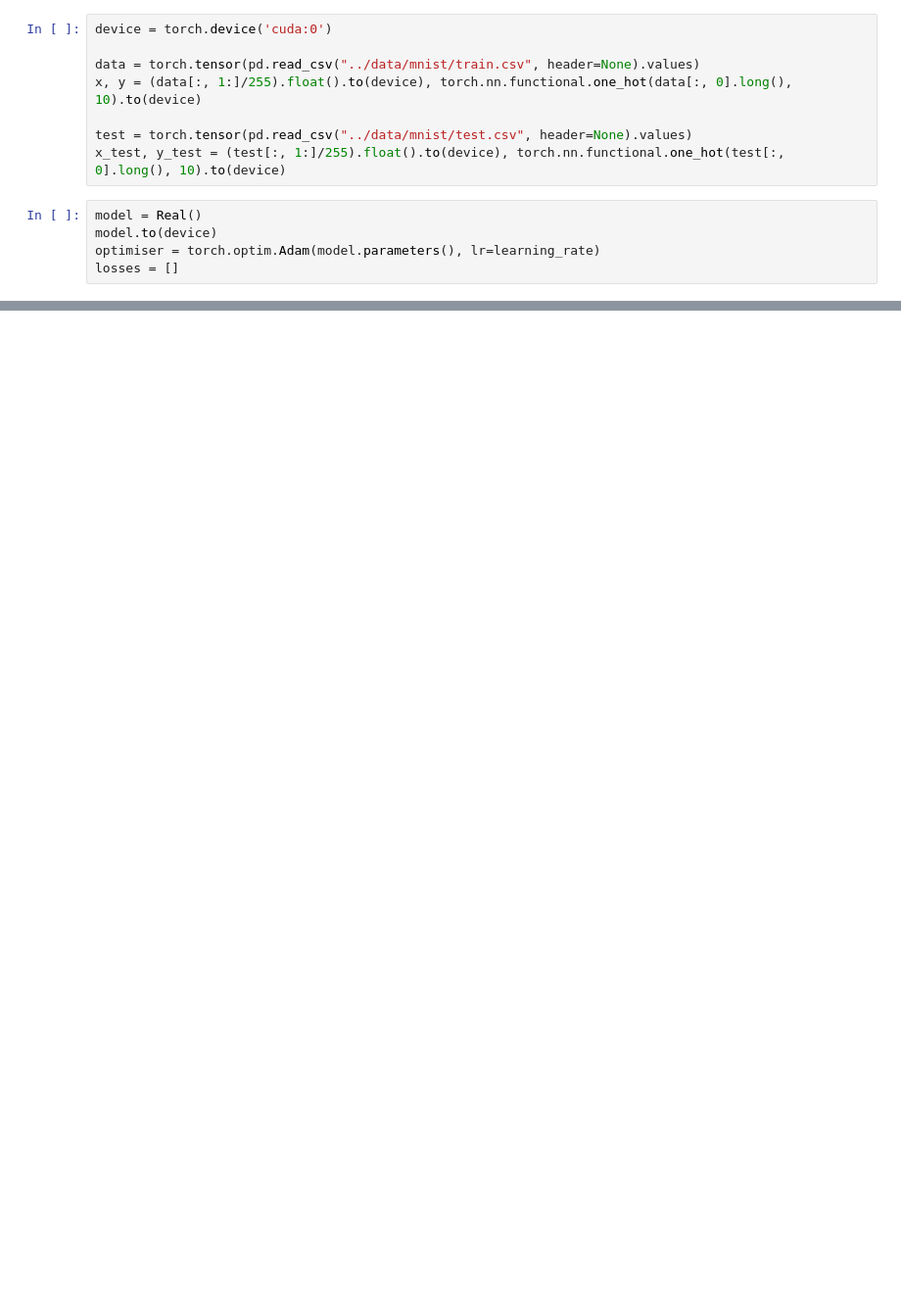
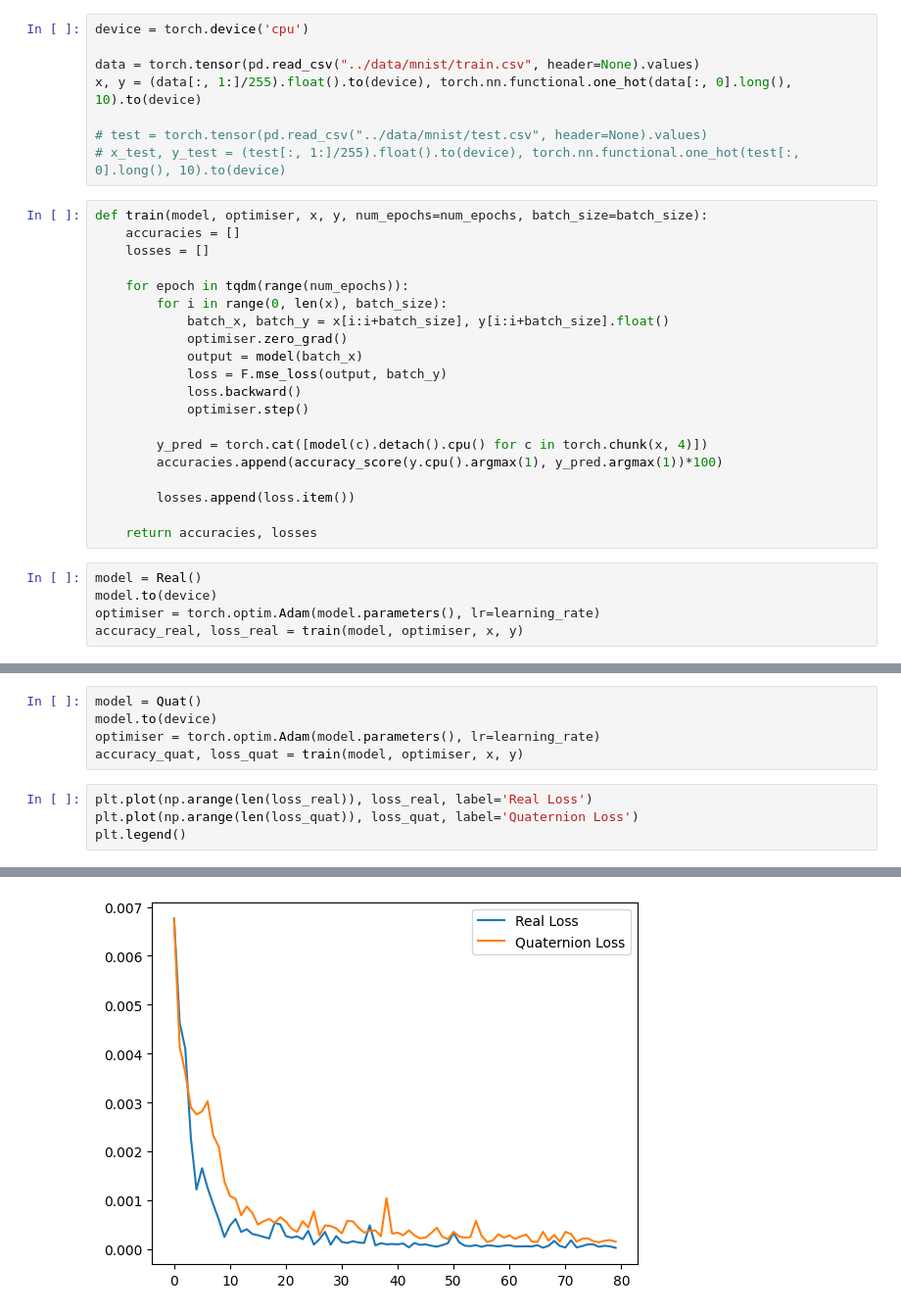
Before and after one commit to smlab-niser/quatLT23, a Jupyter notebook: baselines/lenet_mnist.ipynb, the cells around one changed output, grey strips where cells are left out. Shown: that part at 98% size. Drawn from its saved outputs; the diff is of its cells as text; blank space fills up the shorter version.

```diff
--- a/baselines/lenet_mnist.ipynb
+++ b/baselines/lenet_mnist.ipynb
@@ -16,13 +18,33 @@ learning_rate = std_hparams['training']['learning_rate']
 # %%
-device = torch.device('cuda:0')
+device = torch.device('cpu')
 
 data = torch.tensor(pd.read_csv("../data/mnist/train.csv", header=None).values)
 x, y = (data[:, 1:]/255).float().to(device), torch.nn.functional.one_hot(data[:, 0].long(), 10).to(device)
 
-test = torch.tensor(pd.read_csv("../data/mnist/test.csv", header=None).values)
-x_test, y_test = (test[:, 1:]/255).float().to(device), torch.nn.functional.one_hot(test[:, 0].long(), 10).to(device)
+# test = torch.tensor(pd.read_csv("../data/mnist/test.csv", header=None).values)
+# x_test, y_test = (test[:, 1:]/255).float().to(device), torch.nn.functional.one_hot(test[:, 0].long(), 10).to(device)
+# %%
+def train(model, optimiser, x, y, num_epochs=num_epochs, batch_size=batch_size):
+    accuracies = []
+    losses = []
+
+    for epoch in tqdm(range(num_epochs)):
+        for i in range(0, len(x), batch_size):
+            batch_x, batch_y = x[i:i+batch_size], y[i:i+batch_size].float()
+            optimiser.zero_grad()
+            output = model(batch_x)
+            loss = F.mse_loss(output, batch_y)
+            loss.backward()
+            optimiser.step()
+
+        y_pred = torch.cat([model(c).detach().cpu() for c in torch.chunk(x, 4)])
+        accuracies.append(accuracy_score(y.cpu().argmax(1), y_pred.argmax(1))*100)
+
+        losses.append(loss.item())
+
+    return accuracies, losses
 # %%
 model = Real()
 model.to(device)
 optimiser = torch.optim.Adam(model.parameters(), lr=learning_rate)
-losses = []
+accuracy_real, loss_real = train(model, optimiser, x, y)
@@ -50,0 +51,10 @@ test_accuracy.append(accuracy_score(y_test.argmax(1).cpu(), y_pred_test.argmax(1
+# %%
+model = Quat()
+model.to(device)
+optimiser = torch.optim.Adam(model.parameters(), lr=learning_rate)
+accuracy_quat, loss_quat = train(model, optimiser, x, y)
+# %%
+plt.plot(np.arange(len(loss_real)), loss_real, label='Real Loss')
+plt.plot(np.arange(len(loss_quat)), loss_quat, label='Quaternion Loss')
+plt.legend()
+# %% [output]
@@ -50,0 +62 @@ test_accuracy.append(accuracy_score(y_test.argmax(1).cpu(), y_pred_test.argmax(1
+[figure, added]
```
Also changed, not shown: parts of 7 cells of this notebook, 5 other files.
